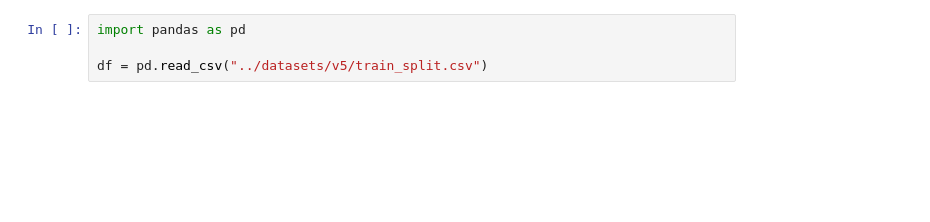
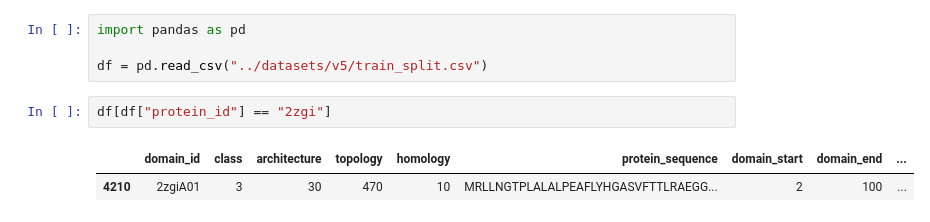
Before and after one commit to marcbeil/protein-prediction-project, a Jupyter notebook: src/visualize_predictions.ipynb, the cells around one changed output. Saved outputs shown, nothing was run; the diff lists cells and outputs as text; blank space fills up the shorter version.

```diff
--- a/src/visualize_predictions.ipynb
+++ b/src/visualize_predictions.ipynb
@@ -2,6 +2,11 @@
 import pandas as pd
 
 df = pd.read_csv("../datasets/v5/train_split.csv")
+# %%
+df[df["protein_id"] == "2zgi"]
+# %% [output]
+|  | domain_id | class | architecture | topology | homology | protein_sequence | domain_start | domain_end | ... |
+| 4210 | 2zgiA01 | 3 | 30 | 470 | 10 | MRLLNGTPLALALPEAFLYHGASVFTTLRAEGG... | 2 | 100 | ... |
 # %%
 import py3Dmol
 
```
Also changed, not shown: parts of 1 cell of this notebook, 2 other files.
